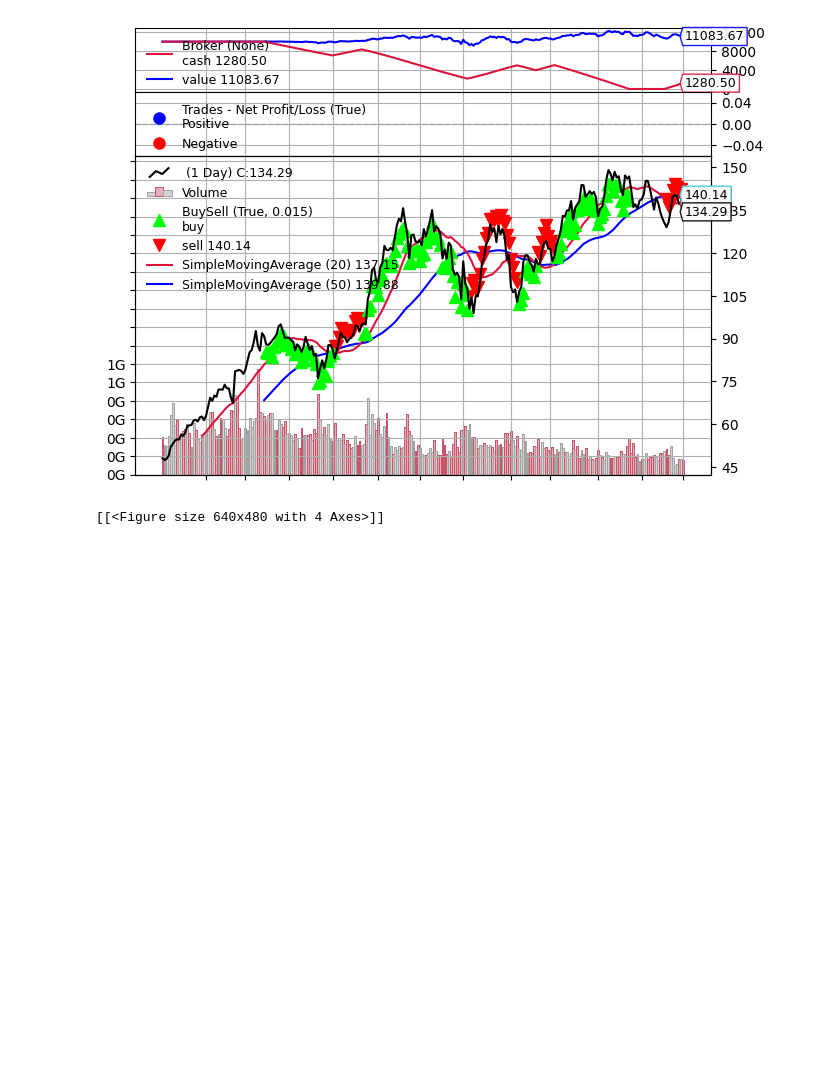
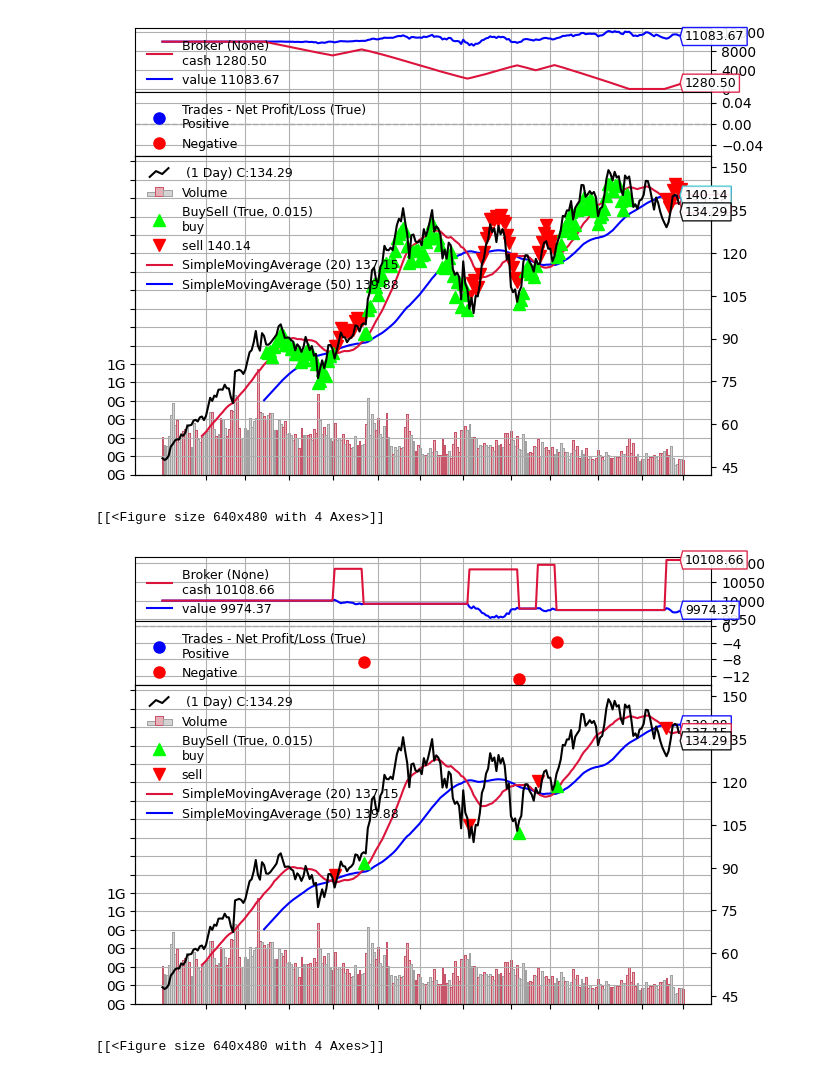
Before and after one commit to AryanS003/sma-ema-trading, a Jupyter notebook: sma_ema_trading_strategy.ipynb, the cells around one changed output. Saved outputs shown, nothing was run; the diff lists cells and outputs as text; code cells hidden in the pictures; blank space fills up the shorter version.

Commit message:
updated golden cross and death cross strategy

```diff
--- a/sma_ema_trading_strategy.ipynb
+++ b/sma_ema_trading_strategy.ipynb
@@ -126,3 +126,32 @@ cerebro.plot(iplot=False, figsize=(24, 6), dpi=150)
 # %% [output]
 [figure]
 [[<Figure size 640x480 with 4 Axes>]]
+# %%
+# if isinstance(stock.columns, pd.MultiIndex):
+#     stock.columns = [col[0] for col in stock.columns]
+
+# stock.index = pd.to_datetime(stock.index)
+
+class GoldenDeathCross(bt.Strategy):
+    def __init__(self):
+        self.sma_short = bt.indicators.SimpleMovingAverage(period=20)
+        self.sma_long = bt.indicators.SimpleMovingAverage(period=50)
+
+    def next(self):
+        if self.sma_short[-1] < self.sma_long[-1] and self.sma_short[0] > self.sma_long[0]:  # Golden Cross
+            self.buy()
+        elif self.sma_short[-1] > self.sma_long[-1] and self.sma_short[0] < self.sma_long[0]:  # Death Cross
+            self.sell()
+
+# Initialize Backtest Engine
+cerebro = bt.Cerebro()
+datafeed = bt.feeds.PandasData(dataname=stock)
+cerebro.adddata(datafeed)
+cerebro.addstrategy(GoldenDeathCross)
+
+# Run Backtest
+cerebro.run()
+cerebro.plot(iplot=False, figsize=(24, 6), dpi=150)
+# %% [output]
+[figure, added]
+[[<Figure size 640x480 with 4 Axes>]]
```
Also changed, not shown: parts of 1 cell of this notebook.
